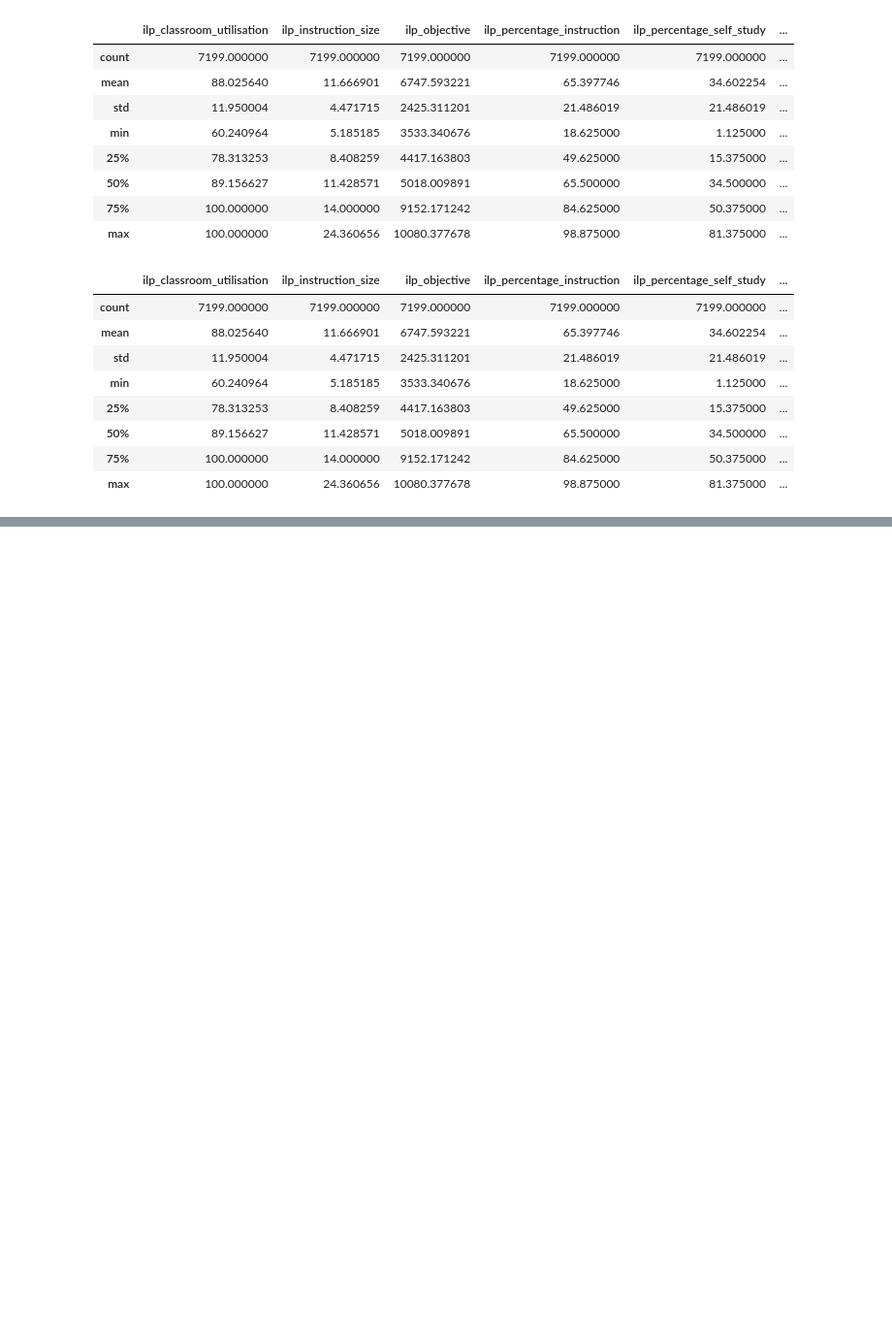
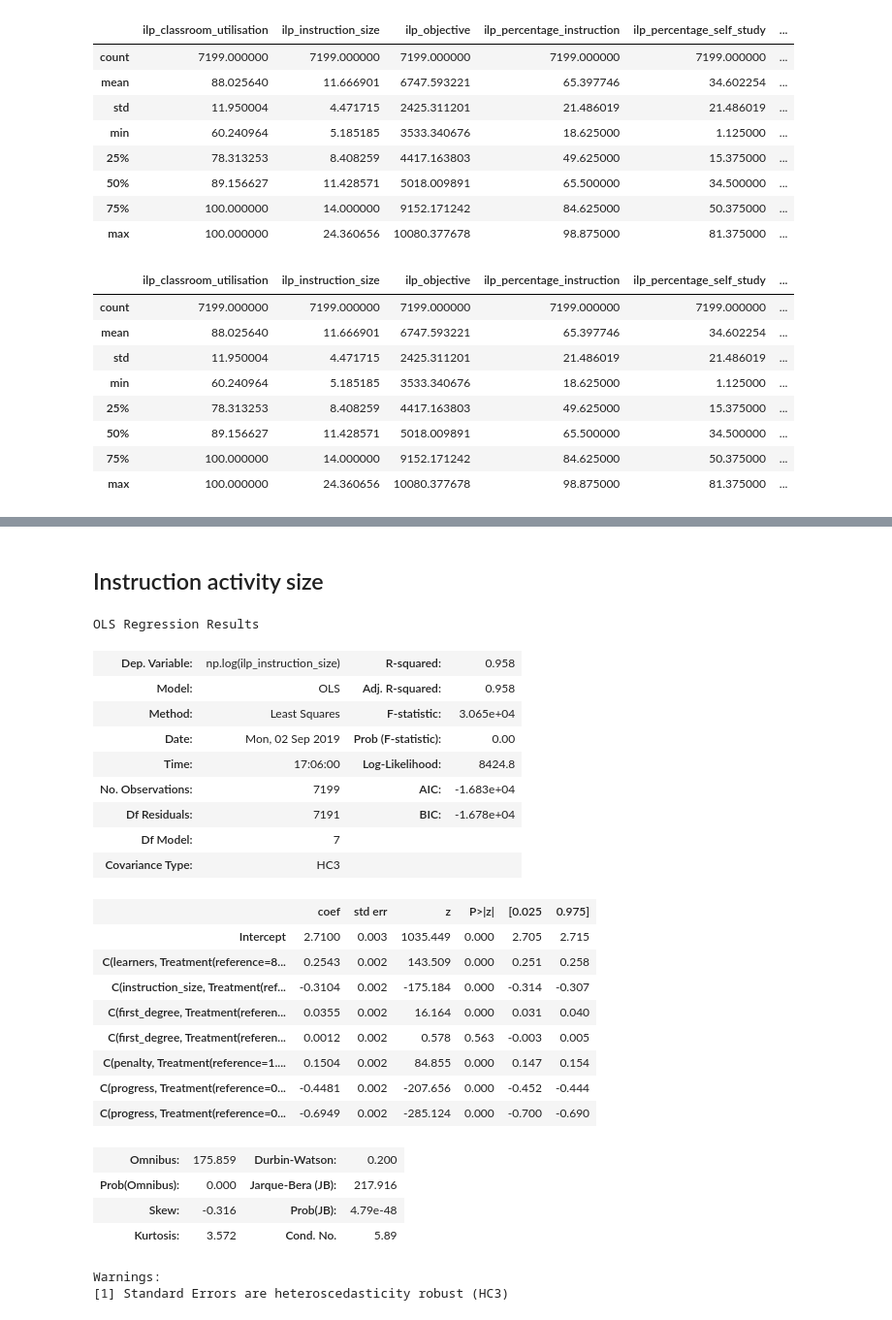
Before and after one commit to N-Wouda/PL-Hourly-Heuristic, a Jupyter notebook: analysis/policies.ipynb, the cells around one changed output, grey strips where cells are left out. Shown at 97% size. Cells and saved outputs as stored; diff of their text form; code cells hidden in the pictures; blank space fills up the shorter version.

```diff
--- a/analysis/policies.ipynb
+++ b/analysis/policies.ipynb
@@ -50,0 +127,33 @@ TODO
+# %% [markdown]
+## Instruction activity size
+# %%
+model = smf.ols(formula="np.log(ilp_instruction_size) ~ " + "+".join(EXOG), data=df)
+
+result = model.fit(cov_type='HC3')
+result.summary()
+# %% [output]
+OLS Regression Results
+| Dep. Variable: | np.log(ilp_instruction_size) | R-squared: | 0.958 |
+| Model: | OLS | Adj. R-squared: | 0.958 |
+| Method: | Least Squares | F-statistic: | 3.065e+04 |
+| Date: | Mon, 02 Sep 2019 | Prob (F-statistic): | 0.00 |
+| Time: | 17:06:00 | Log-Likelihood: | 8424.8 |
+| No. Observations: | 7199 | AIC: | -1.683e+04 |
+| Df Residuals: | 7191 | BIC: | -1.678e+04 |
+| Df Model: | 7 |  |  |
+| Covariance Type: | HC3 |  |  |
+|  | coef | std err | z | P>|z| | [0.025 | 0.975] |
+| Intercept | 2.7100 | 0.003 | 1035.449 | 0.000 | 2.705 | 2.715 |
+| C(learners, Treatment(reference=8... | 0.2543 | 0.002 | 143.509 | 0.000 | 0.251 | 0.258 |
+| C(instruction_size, Treatment(ref... | -0.3104 | 0.002 | -175.184 | 0.000 | -0.314 | -0.307 |
+| C(first_degree, Treatment(referen... | 0.0355 | 0.002 | 16.164 | 0.000 | 0.031 | 0.040 |
+| C(first_degree, Treatment(referen... | 0.0012 | 0.002 | 0.578 | 0.563 | -0.003 | 0.005 |
+| C(penalty, Treatment(reference=1.... | 0.1504 | 0.002 | 84.855 | 0.000 | 0.147 | 0.154 |
+| C(progress, Treatment(reference=0... | -0.4481 | 0.002 | -207.656 | 0.000 | -0.452 | -0.444 |
+| C(progress, Treatment(reference=0... | -0.6949 | 0.002 | -285.124 | 0.000 | -0.700 | -0.690 |
+| Omnibus: | 175.859 | Durbin-Watson: | 0.200 |
+| Prob(Omnibus): | 0.000 | Jarque-Bera (JB): | 217.916 |
+| Skew: | -0.316 | Prob(JB): | 4.79e-48 |
+| Kurtosis: | 3.572 | Cond. No. | 5.89 |
+Warnings:
+[1] Standard Errors are heteroscedasticity robust (HC3)
```
Also changed, not shown: parts of 15 cells of this notebook, 5 other files.
